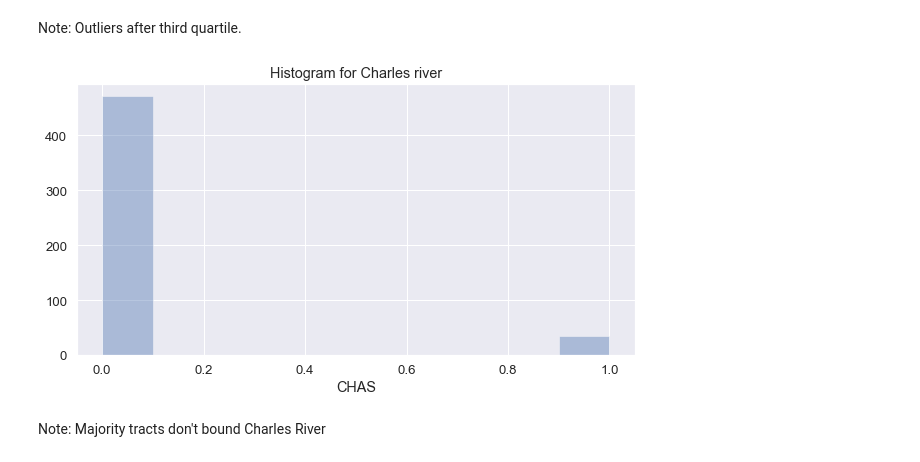
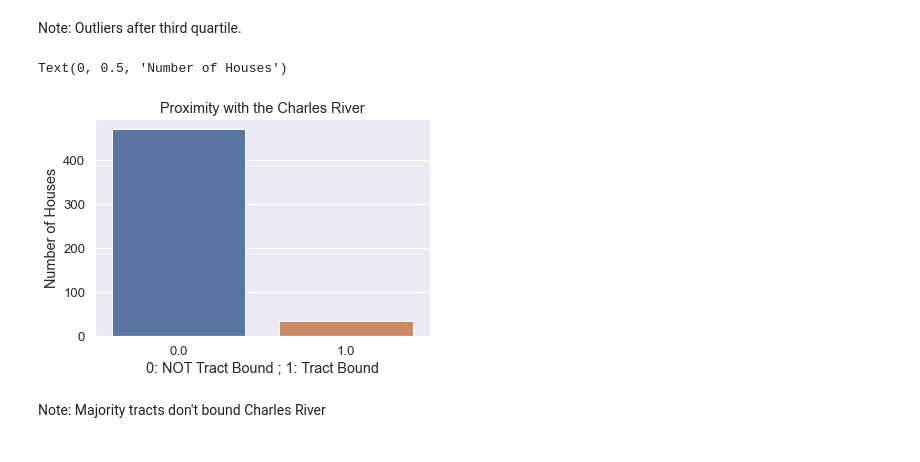
Before and after one commit to UgurLimoncu/01.10.24---Boston-Housing-Data-Analysis_Project, a Jupyter notebook: 30.09.24 - Boston Housing Data Analysis.ipynb, the cells around one changed output. Drawn from its saved outputs; the diff is of its cells as text; code cells hidden in the pictures.

```diff
--- a/30.09.24 - Boston Housing Data Analysis.ipynb
+++ b/30.09.24 - Boston Housing Data Analysis.ipynb
@@ -137,13 +134,14 @@ plt.show()
 [figure]
 # %% [markdown]
 Note: Outliers after third quartile.
-# %%
-plt.figure(figsize=(10,5))
-sns.distplot(a=df.CHAS,bins=10, kde=False)
-plt.title("Histogram for Charles river")
-plt.show()
-# %% [output]
-[figure, removed]
+# %%
+xs = sns.countplot(x="CHAS", data=df)
+xs.set_title("Proximity with the Charles River")
+plt.xlabel("0: NOT Tract Bound ; 1: Tract Bound")
+plt.ylabel("Number of Houses")
+# %% [output]
+Text(0, 0.5, 'Number of Houses')
+[figure, added]
 # %% [markdown]
 Note: Majority tracts don't bound Charles River
 # %%
```
Also changed, not shown: parts of 5 cells of this notebook.
